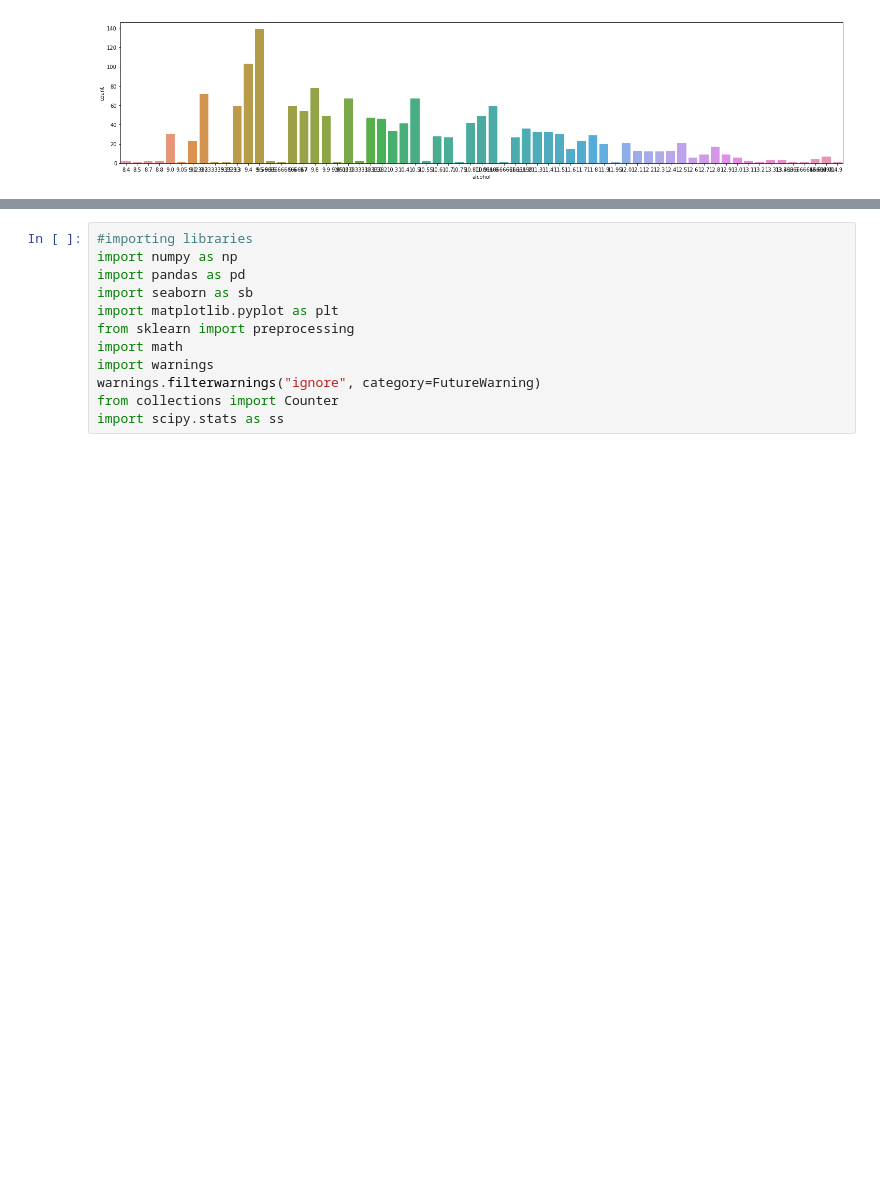
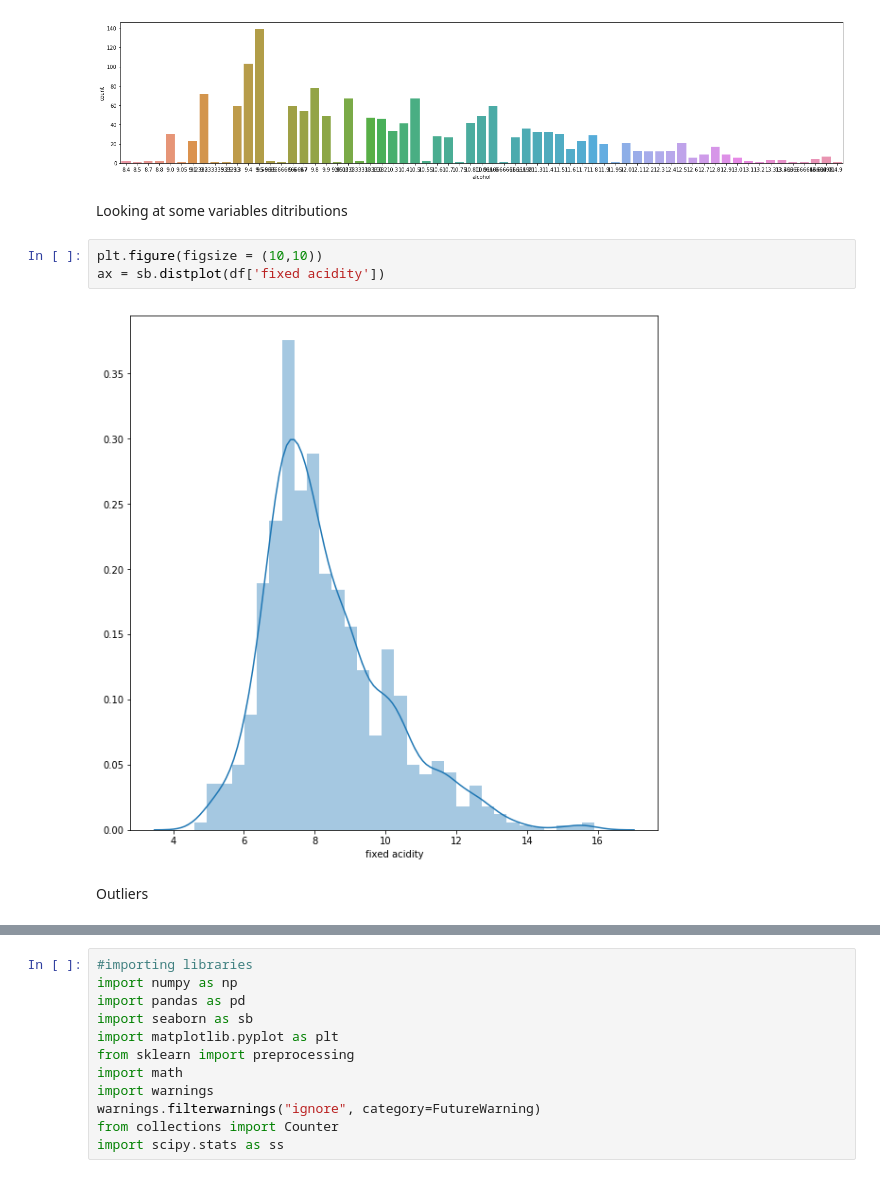
Before and after one commit to HediMontazeri/Wine_Quality_Prediction, a Jupyter notebook: Wine Quality.ipynb, the cells around one changed output, grey strips where cells are left out. Drawn from its saved outputs; the diff is of its cells as text; blank space fills up the shorter version.

```diff
--- a/Wine Quality.ipynb
+++ b/Wine Quality.ipynb
@@ -88,3 +88,12 @@ plt.figure(figsize = (25,5))
 fig = sb.countplot(df['alcohol'])
 # %% [output]
 [figure]
+# %% [markdown]
+Looking at some variables ditributions
+# %%
+plt.figure(figsize = (10,10))
+ax = sb.distplot(df['fixed acidity'])
+# %% [output]
+[figure, added]
+# %% [markdown]
+Outliers
```
Also changed, not shown: parts of 3 cells of this notebook.
